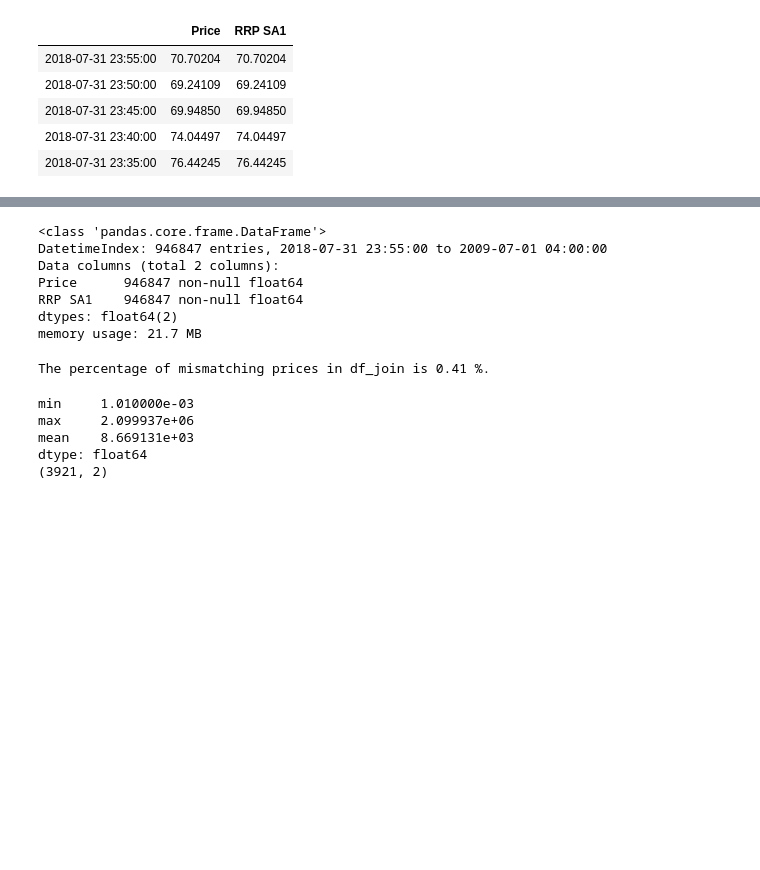
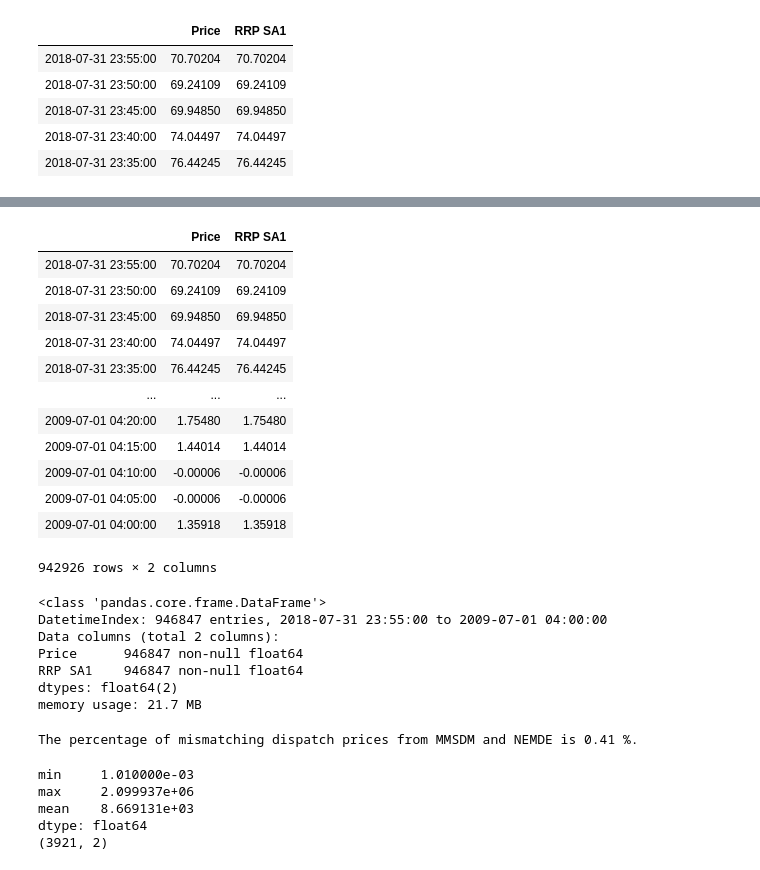
Before and after one commit to bkubsch/marginal-carbon, a Jupyter notebook: notebooks/04_target_exploration.ipynb, the cells around one changed output, grey strips where cells are left out. Cells and saved outputs as stored; diff of their text form; code cells hidden in the pictures; blank space fills up the shorter version.

```diff
--- a/notebooks/04_target_exploration.ipynb
+++ b/notebooks/04_target_exploration.ipynb
@@ -201,3 +205,19 @@ dtype: bool
+# %%
+df_join
+# %% [output]
+|  | Price | RRP SA1 |
+| 2018-07-31 23:55:00 | 70.70204 | 70.70204 |
+| 2018-07-31 23:50:00 | 69.24109 | 69.24109 |
+| 2018-07-31 23:45:00 | 69.94850 | 69.94850 |
+| 2018-07-31 23:40:00 | 74.04497 | 74.04497 |
+| 2018-07-31 23:35:00 | 76.44245 | 76.44245 |
+| ... | ... | ... |
+| 2009-07-01 04:20:00 | 1.75480 | 1.75480 |
+| 2009-07-01 04:15:00 | 1.44014 | 1.44014 |
+| 2009-07-01 04:10:00 | -0.00006 | -0.00006 |
+| 2009-07-01 04:05:00 | -0.00006 | -0.00006 |
+| 2009-07-01 04:00:00 | 1.35918 | 1.35918 |
+942926 rows × 2 columns
 # %%
 df_join.info()
 # %% [output]
@@ -209,10 +229,10 @@ RRP SA1    946847 non-null float64
 dtypes: float64(2)
 memory usage: 21.7 MB
 # %%
-print("The percentage of mismatching prices in df_join is {} %.".format(round(((sum(abs((df_join["Price"] - df_join["RRP SA1"])\
+print("The percentage of mismatching dispatch prices from MMSDM and NEMDE is {} %.".format(round(((sum(abs((df_join["Price"] - df_join["RRP SA1"])\
                                                                                   /df_join["RRP SA1"]) > 0.000001)/df_join.shape[0])*100),2)))
 # %% [output]
-The percentage of mismatching prices in df_join is 0.41 %.
+The percentage of mismatching dispatch prices from MMSDM and NEMDE is 0.41 %.
 # %%
 df_join_mismatch = df_join.loc[abs((df_join["Price"] - df_join["RRP SA1"])/df_join["RRP SA1"]) > 0.000001, :]
 print((abs(df_join_mismatch["Price"] - df_join_mismatch["RRP SA1"])).agg(["min", "max", "mean"]))
```
Also changed, not shown: parts of 12 cells of this notebook, 9 other files.
